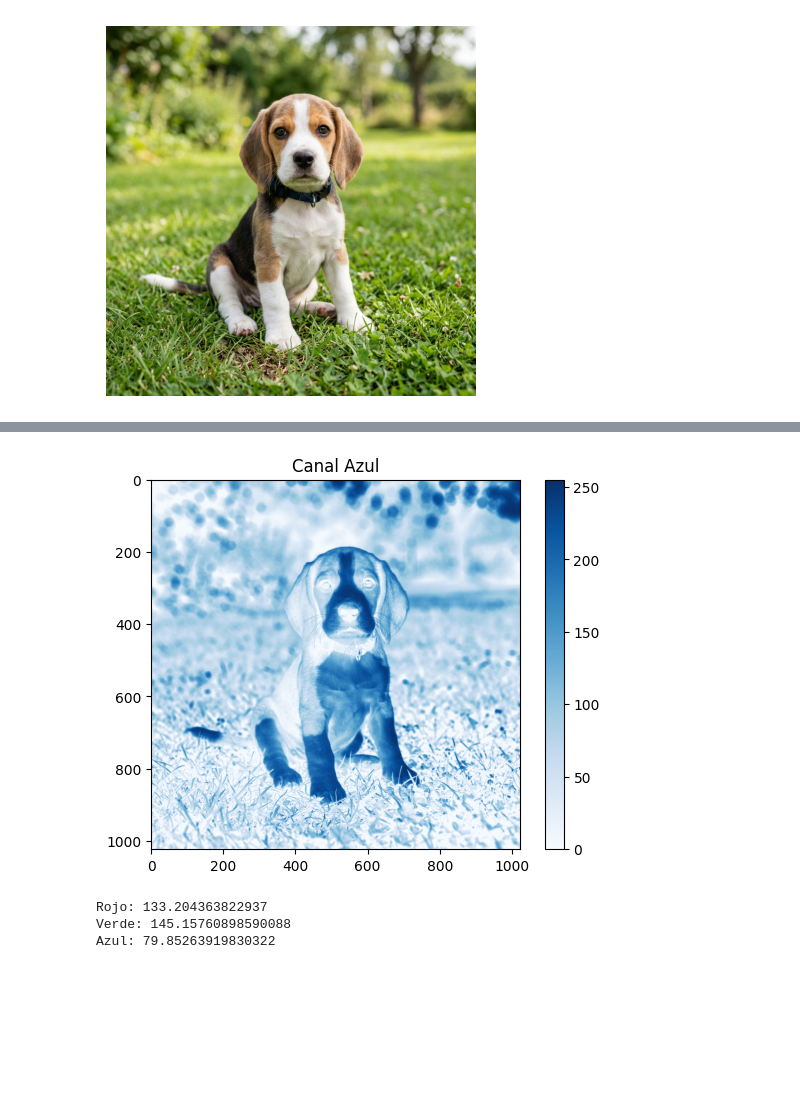
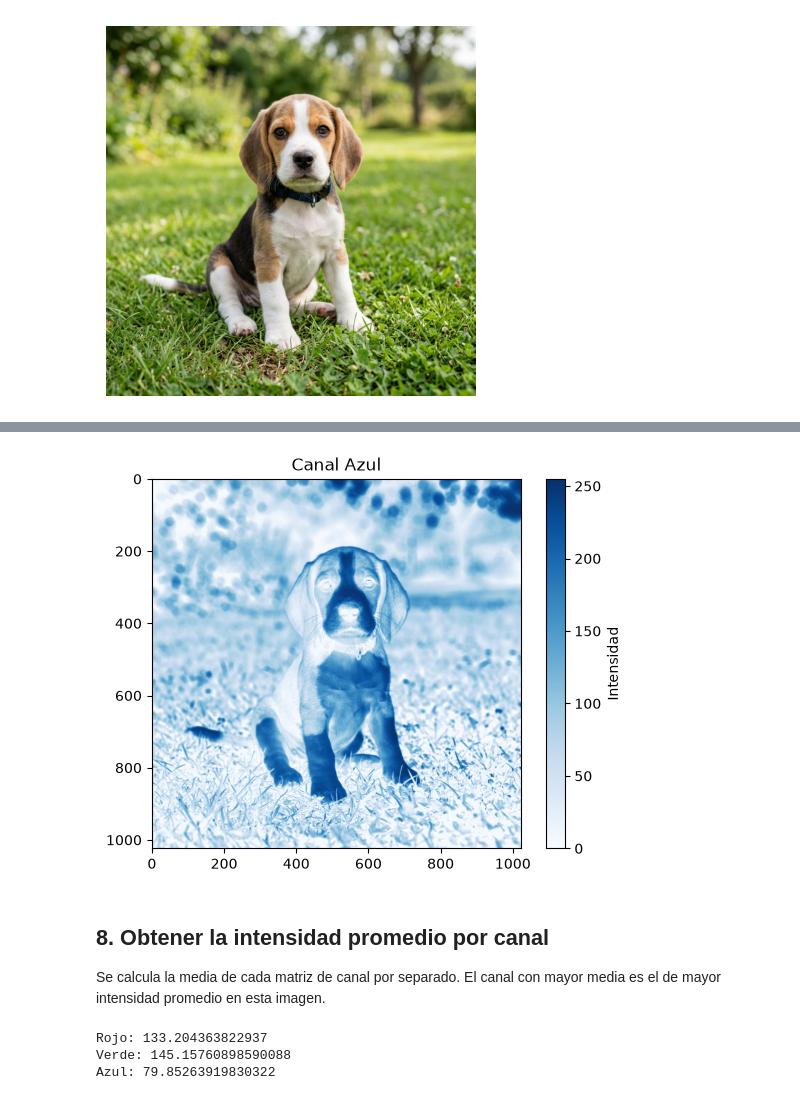
Before and after one commit to cesar2601067-cmd/numpy, a Jupyter notebook: 2_ejercicios.ipynb, the cells around one changed output, grey strips where cells are left out. Drawn from its saved outputs; the diff is of its cells as text; code cells hidden in the pictures; blank space fills up the shorter version.

```diff
--- a/2_ejercicios.ipynb
+++ b/2_ejercicios.ipynb
@@ -58,10 +92,14 @@ plt.show()
 # %%
-plt.imshow(img[:, :, 2], cmap="Blues")
-plt.colorbar()
+plt.imshow(img[:, :, 2], cmap="Blues", vmin=0, vmax=255)
+plt.colorbar(label="Intensidad")
 plt.title("Canal Azul")
 plt.show()
 # %% [output]
-[figure, old version]
+[figure, new version]
+# %% [markdown]
+## 8. Obtener la intensidad promedio por canal
+
+Se calcula la media de cada matriz de canal por separado. El canal con mayor media es el de mayor intensidad promedio en esta imagen.
 # %%
 media_rojo = img[:, :, 0].mean()
 media_verde = img[:, :, 1].mean()
```
Also changed, not shown: parts of 20 cells of this notebook, 2 other files.
